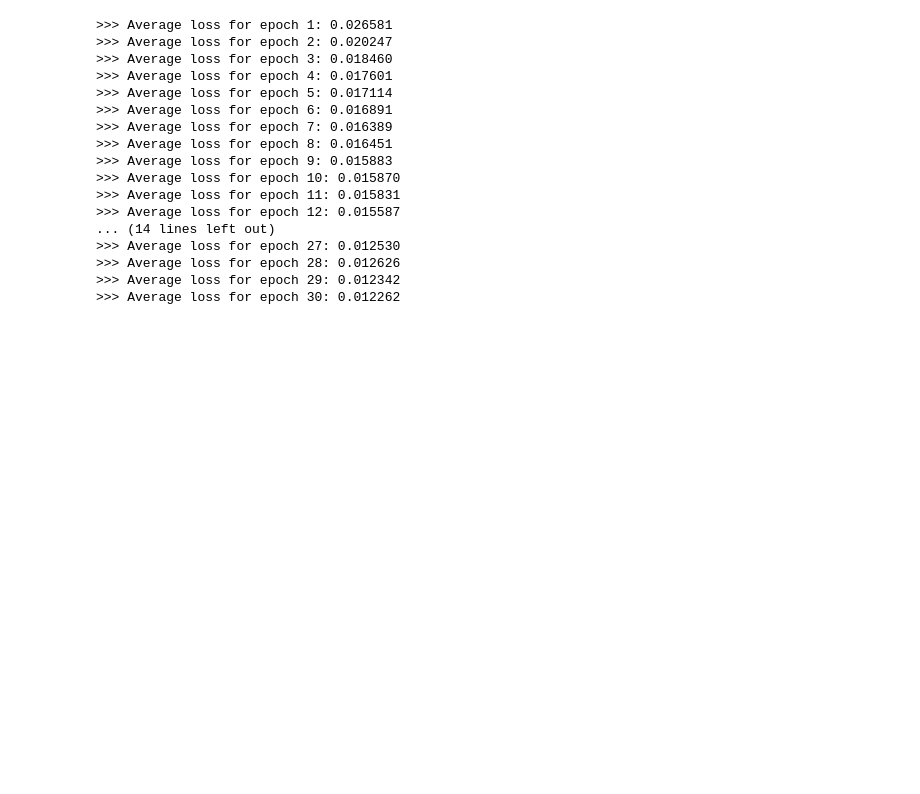
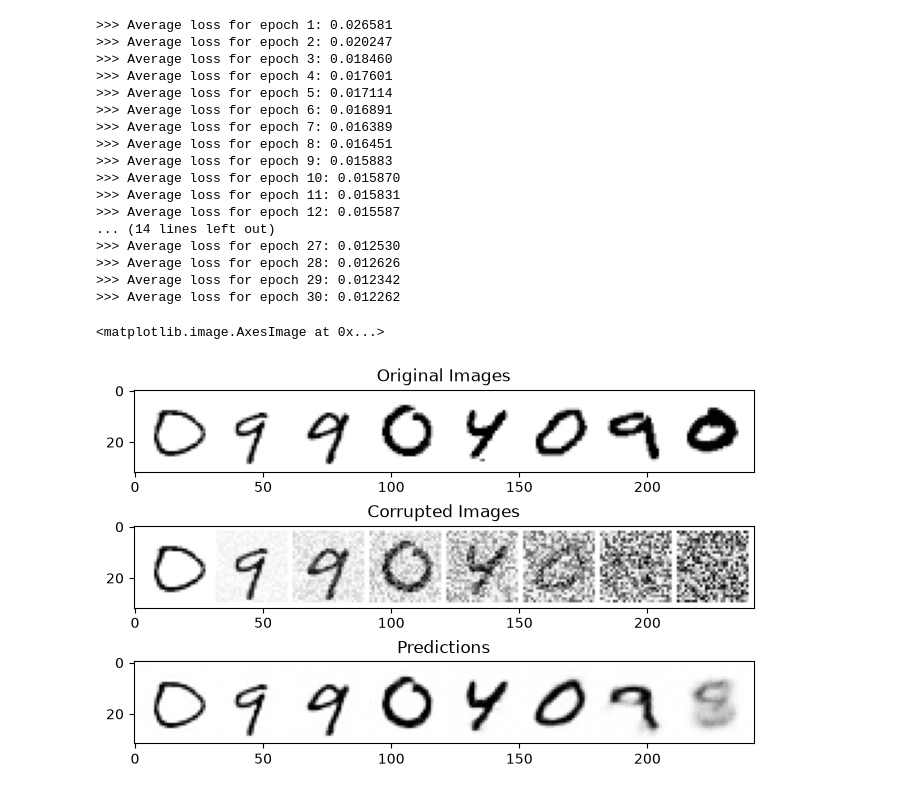
Before and after one commit to FlyingMatrix/diffusion, a Jupyter notebook: diffusion-from-scratch.ipynb, the cells around one changed output. Saved outputs shown, nothing was run; the diff lists cells and outputs as text; code cells hidden in the pictures; blank space fills up the shorter version.

```diff
--- a/diffusion-from-scratch.ipynb
+++ b/diffusion-from-scratch.ipynb
@@ -178,3 +178,27 @@ for epoch in range(n_epochs):
 >>> Average loss for epoch 28: 0.012626
 >>> Average loss for epoch 29: 0.012342
 >>> Average loss for epoch 30: 0.012262
+# %%
+# Fetch some data
+image, label = next(iter(train_dataloader))
+image = image[:8]
+
+# Corrupt with a range of amounts
+amount = torch.linspace(0, 1, image.shape[0])   # Left to right -> more corruption
+noisy_image = corrupt(image, amount)
+
+# Get the model predictions
+with torch.no_grad():
+    preds = model(noisy_image.to(device)).detach().cpu()
+
+# Plot results
+fig, axs = plt.subplots(3, 1, figsize=(8, 5))
+axs[0].set_title('Original Images')
+axs[0].imshow(torchvision.utils.make_grid(image)[0].clip(0, 1), cmap='Greys')
+axs[1].set_title('Corrupted Images')
+axs[1].imshow(torchvision.utils.make_grid(noisy_image)[0].clip(0, 1), cmap='Greys')
+axs[2].set_title('Predictions')
+axs[2].imshow(torchvision.utils.make_grid(preds)[0].clip(0, 1), cmap='Greys')
+# %% [output]
+<matplotlib.image.AxesImage at 0x...>
+[figure, added]
```
